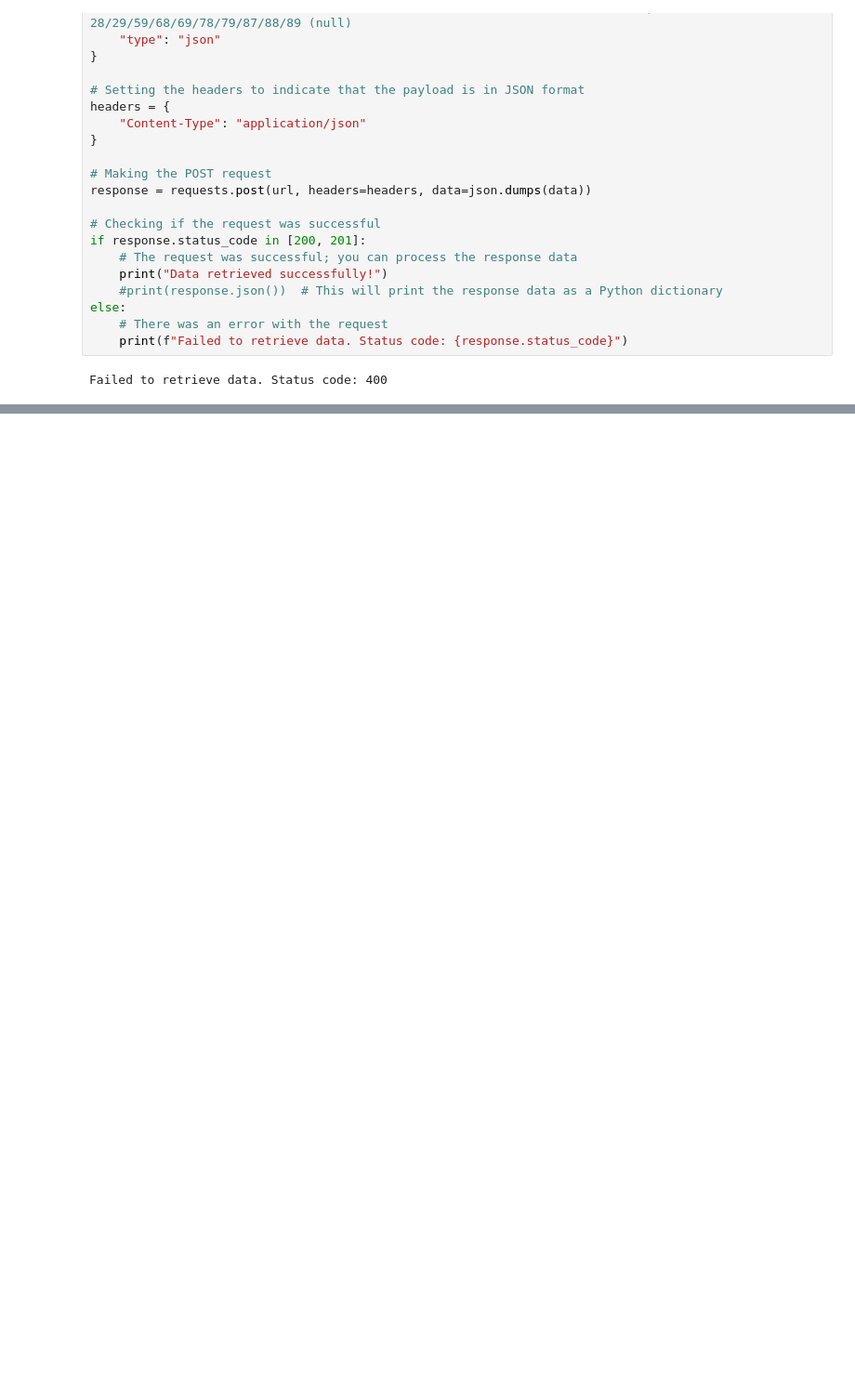
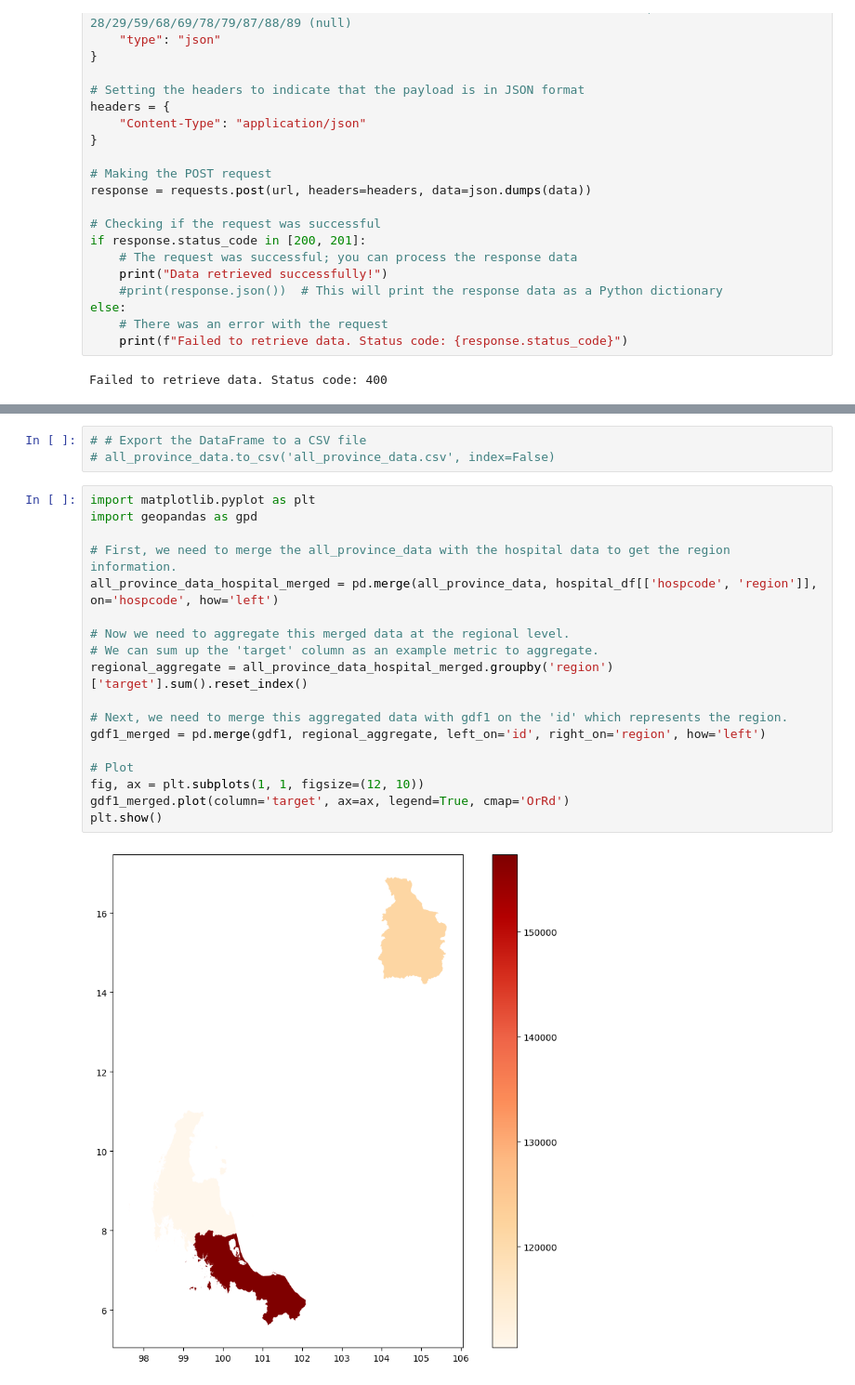
Before and after one commit to vk-poonyakanok/s_epi_complete, a Jupyter notebook: s_epi_complete.ipynb, the cells around one changed output, grey strips where cells are left out. Shown at 93% size. Cells and saved outputs as stored; diff of their text form; blank space fills up the shorter version.

```diff
--- a/s_epi_complete.ipynb
+++ b/s_epi_complete.ipynb
@@ -382,0 +527,23 @@ test
+# %%
+# # Export the DataFrame to a CSV file
+# all_province_data.to_csv('all_province_data.csv', index=False)
+# %%
+import matplotlib.pyplot as plt
+import geopandas as gpd
+
+# First, we need to merge the all_province_data with the hospital data to get the region information.
+all_province_data_hospital_merged = pd.merge(all_province_data, hospital_df[['hospcode', 'region']], on='hospcode', how='left')
+
+# Now we need to aggregate this merged data at the regional level.
+# We can sum up the 'target' column as an example metric to aggregate.
+regional_aggregate = all_province_data_hospital_merged.groupby('region')['target'].sum().reset_index()
+
+# Next, we need to merge this aggregated data with gdf1 on the 'id' which represents the region.
+gdf1_merged = pd.merge(gdf1, regional_aggregate, left_on='id', right_on='region', how='left')
+
+# Plot
+fig, ax = plt.subplots(1, 1, figsize=(12, 10))
+gdf1_merged.plot(column='target', ax=ax, legend=True, cmap='OrRd')
+plt.show()
+# %% [output]
+[figure, added]
```
Also changed, not shown: parts of 30 cells of this notebook, 21 other files.
